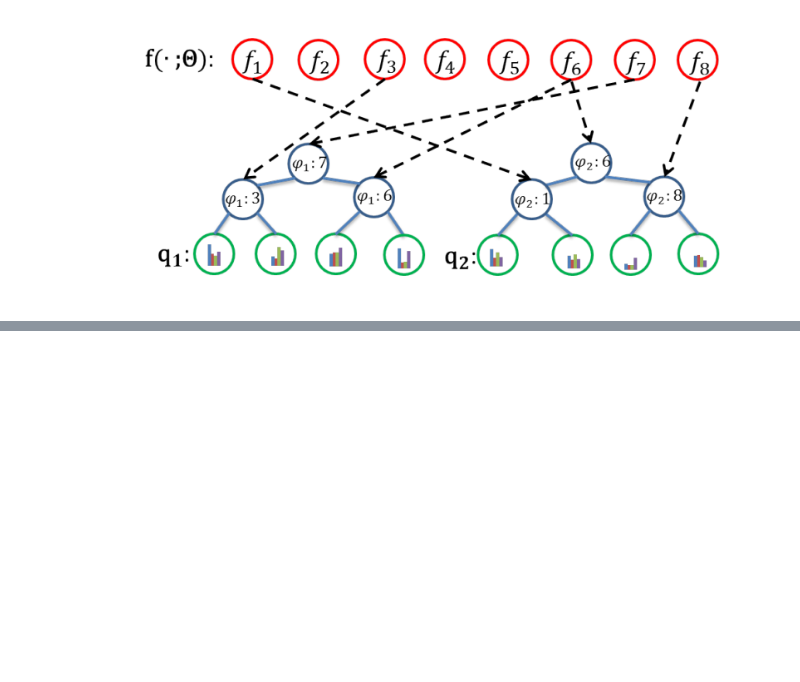
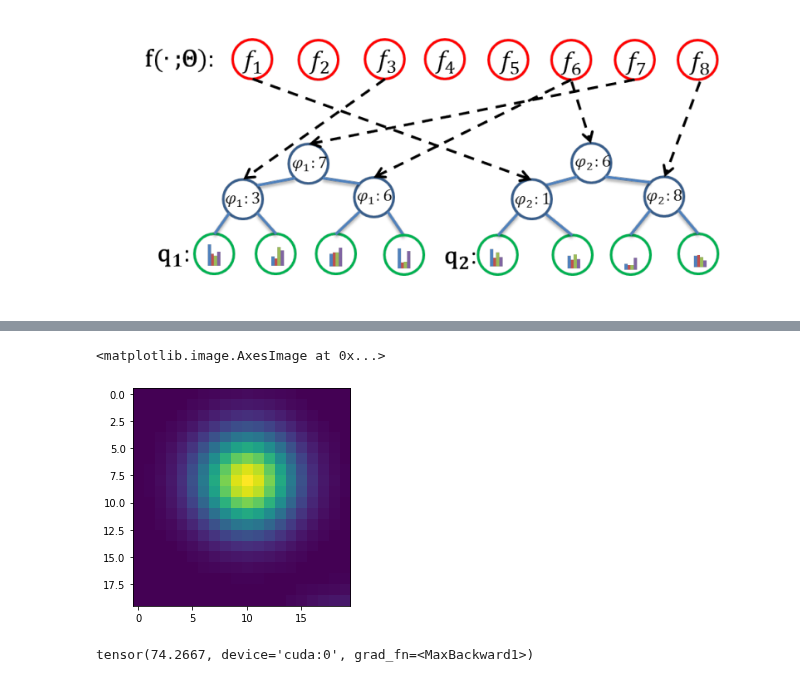
Before and after one commit to Pengchengzhi/Face-Alignment-DRF, a Jupyter notebook: Heatmap.ipynb, the cells around one changed output, grey strips where cells are left out. Saved outputs shown, nothing was run; the diff lists cells and outputs as text; code cells hidden in the pictures; blank space fills up the shorter version.

```diff
--- a/Heatmap.ipynb
+++ b/Heatmap.ipynb
@@ -262,0 +309,9 @@ RuntimeError: ignored
+# %%
+plt.imshow(train_heatmap[0,115:135,0:20].cpu())
+# %% [output]
+<matplotlib.image.AxesImage at 0x...>
+[figure, added]
+# %%
+torch.max(ppv[0,75:100,0:25])
+# %% [output]
+tensor(74.2667, device='cuda:0', grad_fn=<MaxBackward1>)
```
Also changed, not shown: parts of 12 cells of this notebook.
